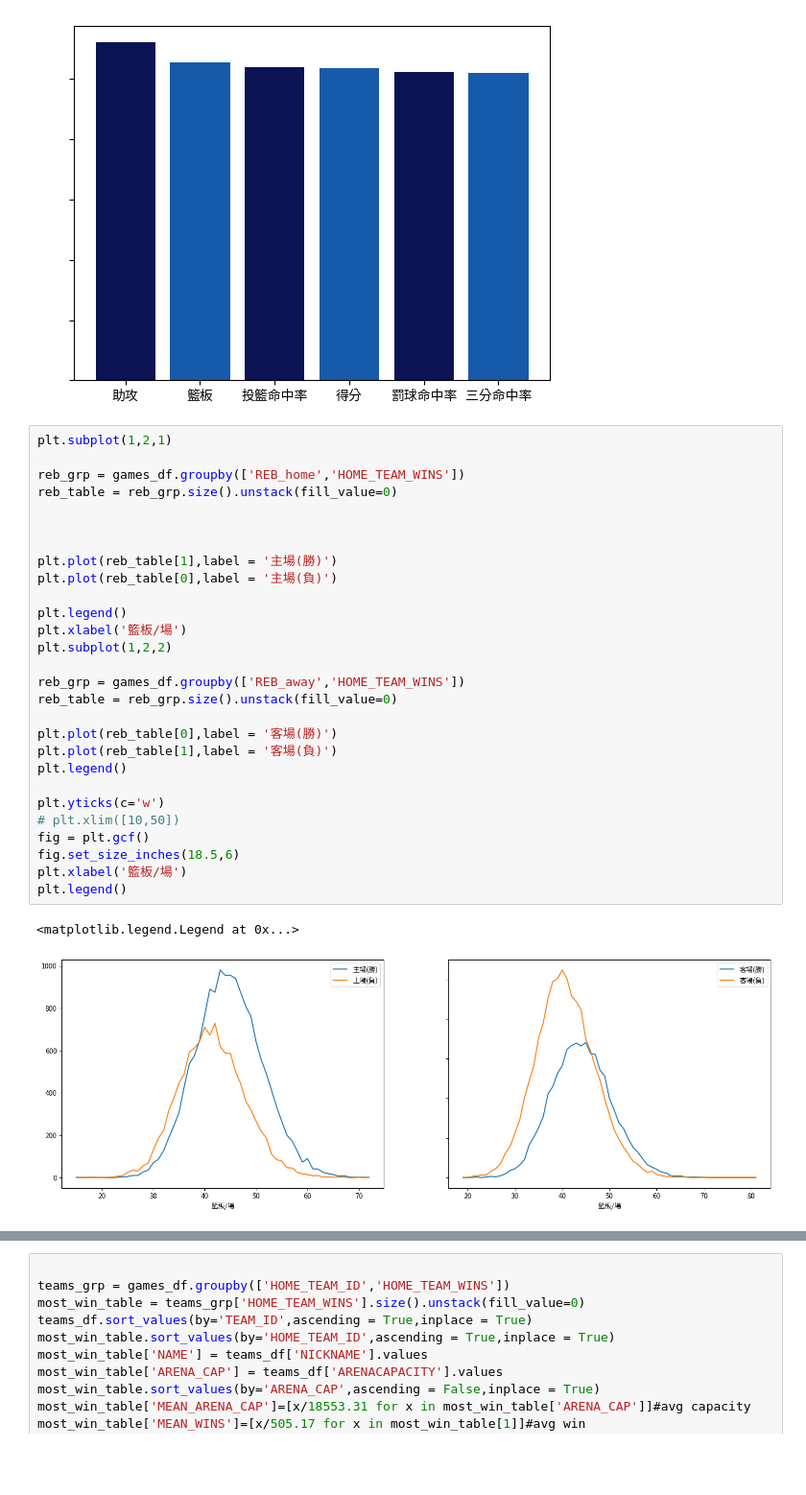
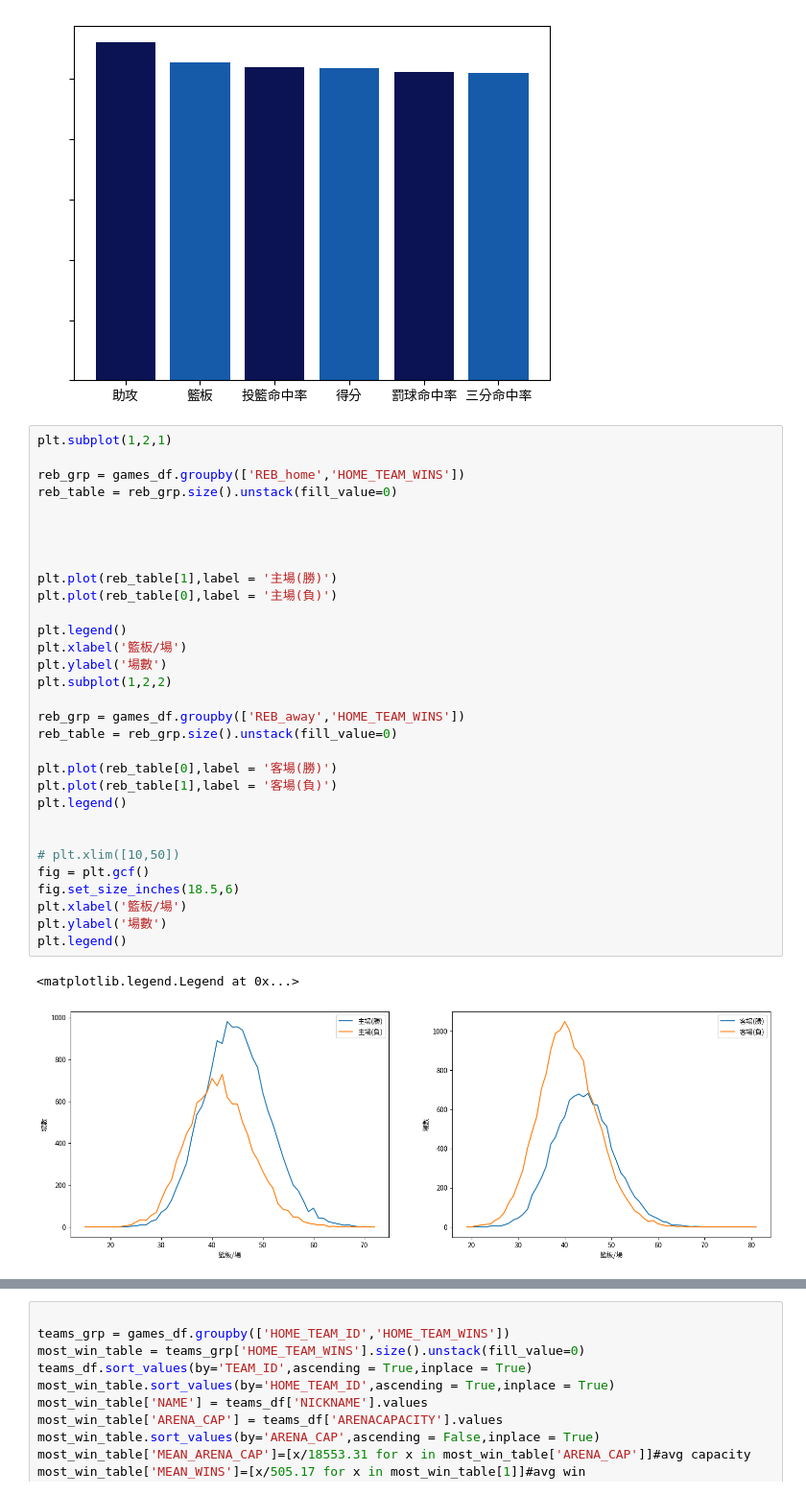
Before and after one commit to IvanChang0290/Nba-analysis, a Jupyter notebook: 1.ipynb, the cells around one changed output, grey strips where cells are left out. Shown: that part at 96% size. Cells and saved outputs as stored; diff of their text form; blank space fills up the shorter version.

```diff
--- a/1.ipynb
+++ b/1.ipynb
@@ -187,34 +186,37 @@ inf
 # %%
 plt.subplot(1,2,1)
 
 reb_grp = games_df.groupby(['REB_home','HOME_TEAM_WINS'])
 reb_table = reb_grp.size().unstack(fill_value=0)
 
 
 
+
 plt.plot(reb_table[1],label = '主場(勝)')
 plt.plot(reb_table[0],label = '主場(負)')
 
 plt.legend()
 plt.xlabel('籃板/場')
+plt.ylabel('場數')
 plt.subplot(1,2,2)
 
 reb_grp = games_df.groupby(['REB_away','HOME_TEAM_WINS'])
 reb_table = reb_grp.size().unstack(fill_value=0)
 
 plt.plot(reb_table[0],label = '客場(勝)')
 plt.plot(reb_table[1],label = '客場(負)')
 plt.legend()
 
-plt.yticks(c='w')
+
 # plt.xlim([10,50])
 fig = plt.gcf()
 fig.set_size_inches(18.5,6)
 plt.xlabel('籃板/場')
+plt.ylabel('場數')
 plt.legend()
 # %% [output]
 <matplotlib.legend.Legend at 0x...>
-[figure, old version]
+[figure, new version]
 # %%
 plt.subplot(1,2,1)
 
```
Also changed, not shown: parts of 4 cells of this notebook.
